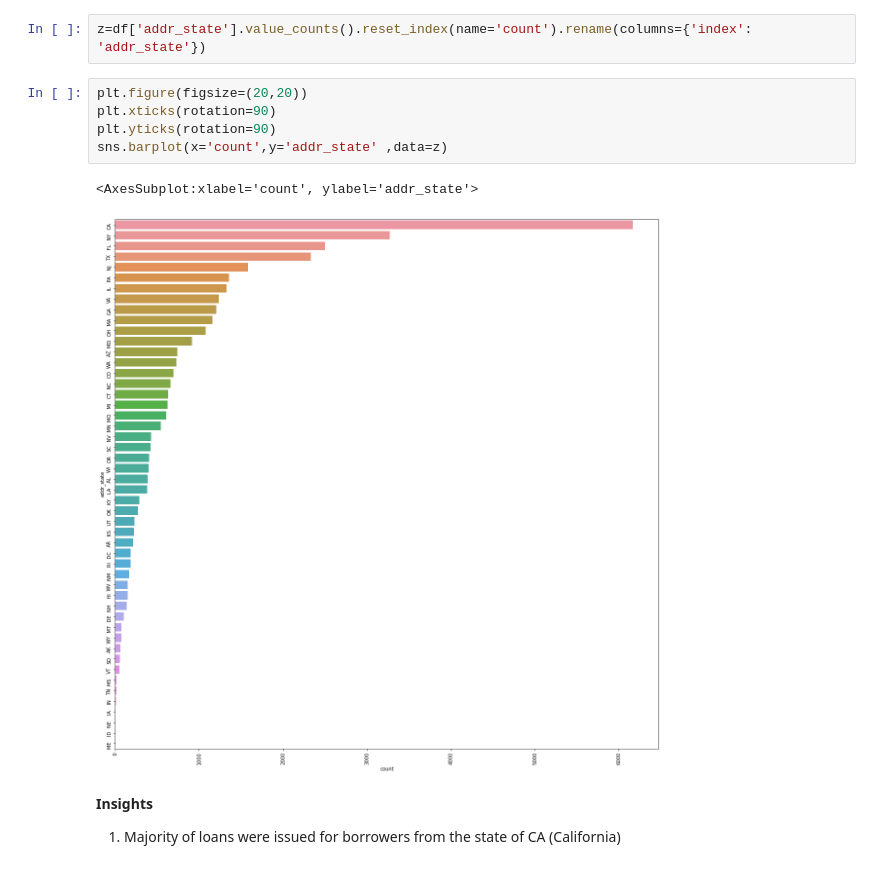
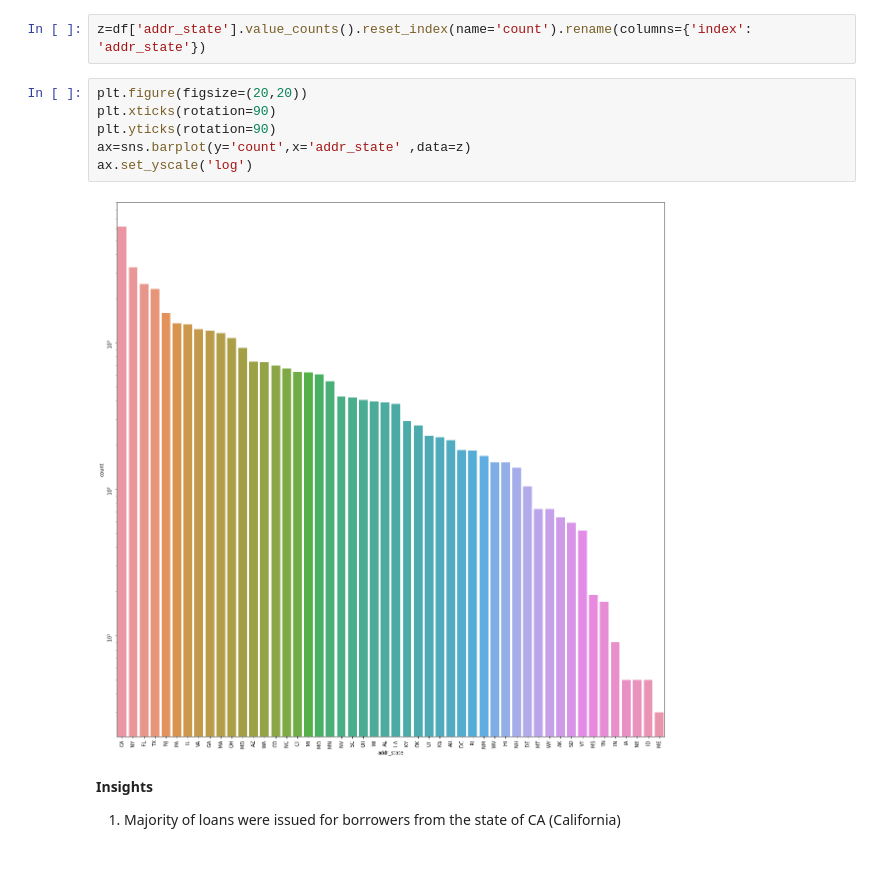
Before and after one commit to sujaykondanekar/Lending-club-case-study, a Jupyter notebook: Sujay_Kondanekar.ipynb, the cells around one changed output. Cells and saved outputs as stored; diff of their text form.

```diff
--- a/Sujay_Kondanekar.ipynb
+++ b/Sujay_Kondanekar.ipynb
@@ -1552,11 +1553,11 @@ z=df['addr_state'].value_counts().reset_index(name='count').rename(columns={'ind
 # %%
 plt.figure(figsize=(20,20))
 plt.xticks(rotation=90)
 plt.yticks(rotation=90)
-sns.barplot(x='count',y='addr_state' ,data=z)
+ax=sns.barplot(y='count',x='addr_state' ,data=z)
+ax.set_yscale('log')
 # %% [output]
-<AxesSubplot:xlabel='count', ylabel='addr_state'>
-[figure, old version]
+[figure, new version]
 # %% [markdown]
 **Insights**
 1. Majority of loans were issued for borrowers from the state of CA (California)
```
Also changed, not shown: parts of 20 cells of this notebook, 4 other files.
